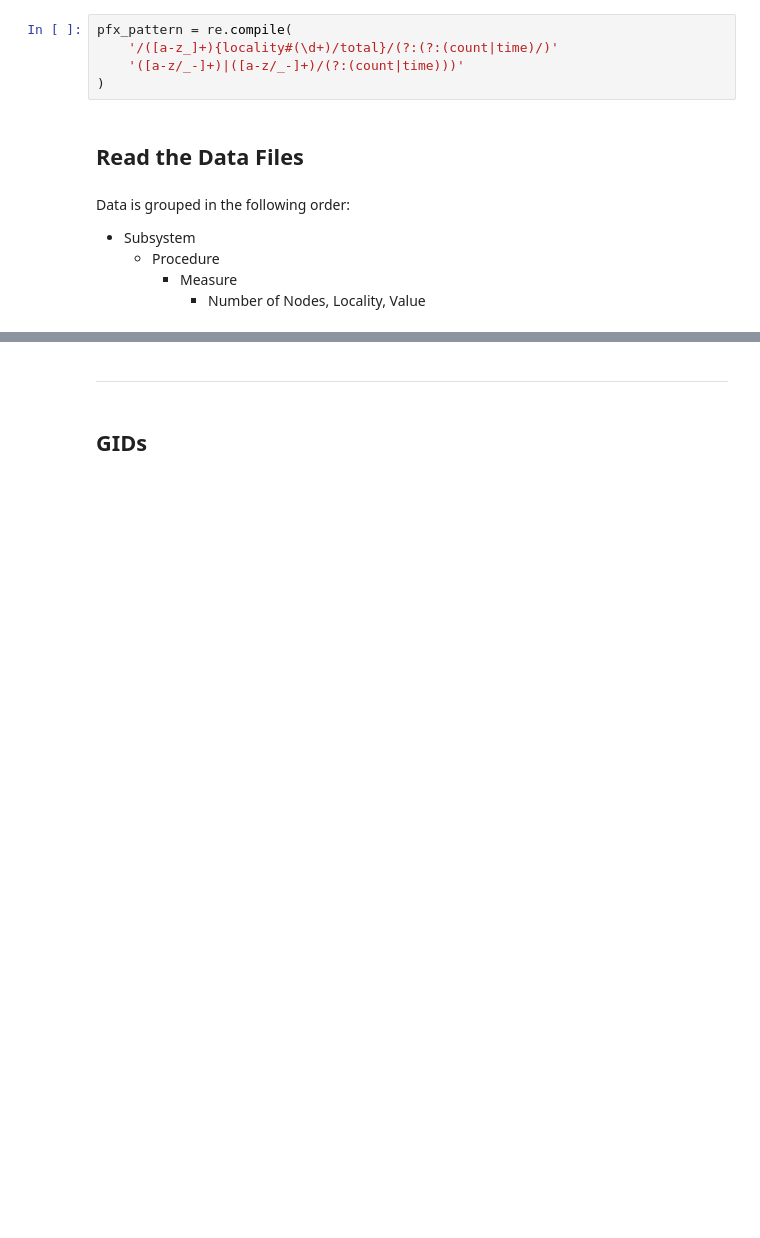
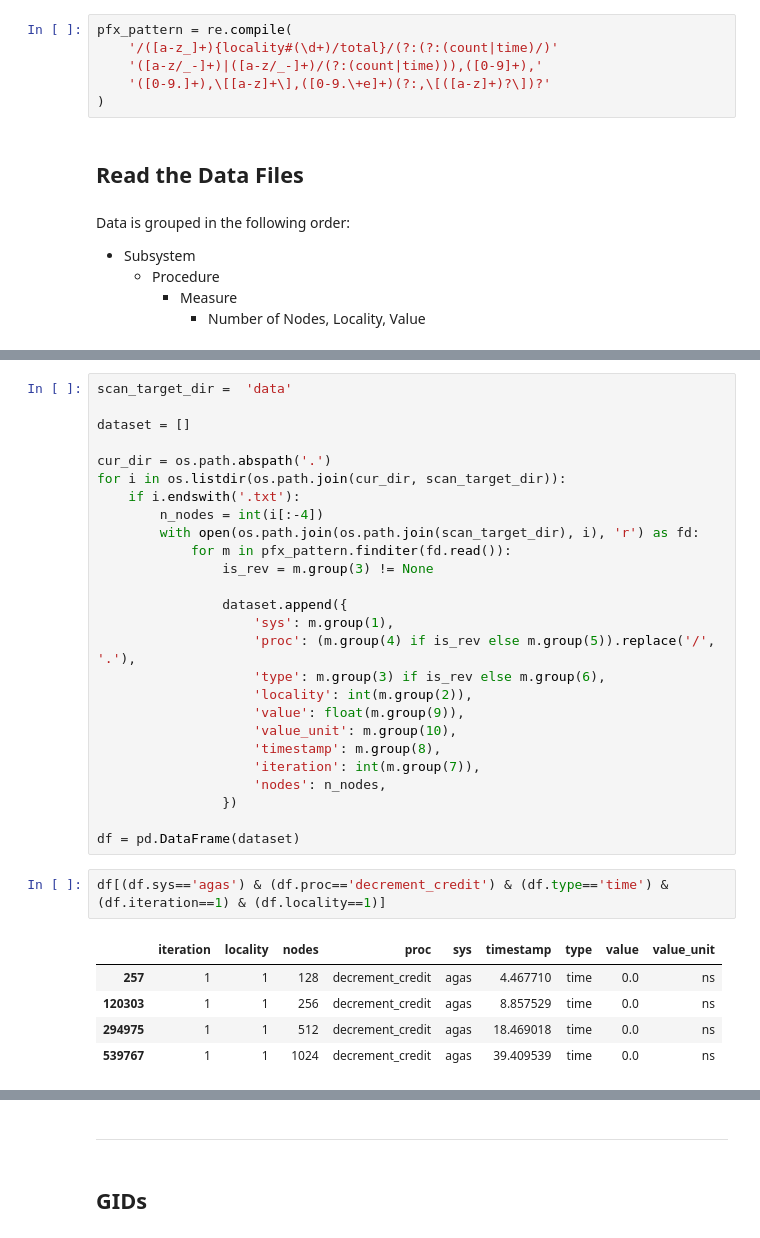
Before and after one commit to parsa/HPXCounterViz, a Jupyter notebook: data_processor.ipynb, the cells around one changed output, grey strips where cells are left out. Cells and saved outputs as stored; diff of their text form; blank space fills up the shorter version.

```diff
--- a/data_processor.ipynb
+++ b/data_processor.ipynb
@@ -84,7 +51,8 @@ finalize/512.txt
 # %%
 pfx_pattern = re.compile(
     '/([a-z_]+){locality#(\d+)/total}/(?:(?:(count|time)/)'
-    '([a-z/_-]+)|([a-z/_-]+)/(?:(count|time)))'
+    '([a-z/_-]+)|([a-z/_-]+)/(?:(count|time))),([0-9]+),'
+    '([0-9.]+),\[[a-z]+\],([0-9.\+e]+)(?:,\[([a-z]+)?\])?'
 )
 # %% [markdown]
 ## Read the Data Files
@@ -149,0 +82,34 @@ dataset['agas']['increment_credit']['time'][0]
+# %%
+scan_target_dir =  'data'
+
+dataset = []
+
+cur_dir = os.path.abspath('.')
+for i in os.listdir(os.path.join(cur_dir, scan_target_dir)):
+    if i.endswith('.txt'):
+        n_nodes = int(i[:-4])
+        with open(os.path.join(os.path.join(scan_target_dir), i), 'r') as fd:
+            for m in pfx_pattern.finditer(fd.read()):
+                is_rev = m.group(3) != None
+
+                dataset.append({
+                    'sys': m.group(1),
+                    'proc': (m.group(4) if is_rev else m.group(5)).replace('/', '.'),
+                    'type': m.group(3) if is_rev else m.group(6),
+                    'locality': int(m.group(2)),
+                    'value': float(m.group(9)),
+                    'value_unit': m.group(10),
+                    'timestamp': m.group(8),
+                    'iteration': int(m.group(7)),
+                    'nodes': n_nodes,
+                })
+
+df = pd.DataFrame(dataset)
+# %%
+df[(df.sys=='agas') & (df.proc=='decrement_credit') & (df.type=='time') & (df.iteration==1) & (df.locality==1)]
+# %% [output]
+|  | iteration | locality | nodes | proc | sys | timestamp | type | value | value_unit |
+| 257 | 1 | 1 | 128 | decrement_credit | agas | 4.467710 | time | 0.0 | ns |
+| 120303 | 1 | 1 | 256 | decrement_credit | agas | 8.857529 | time | 0.0 | ns |
+| 294975 | 1 | 1 | 512 | decrement_credit | agas | 18.469018 | time | 0.0 | ns |
+| 539767 | 1 | 1 | 1024 | decrement_credit | agas | 39.409539 | time | 0.0 | ns |
```
Also changed, not shown: parts of 39 cells of this notebook.
